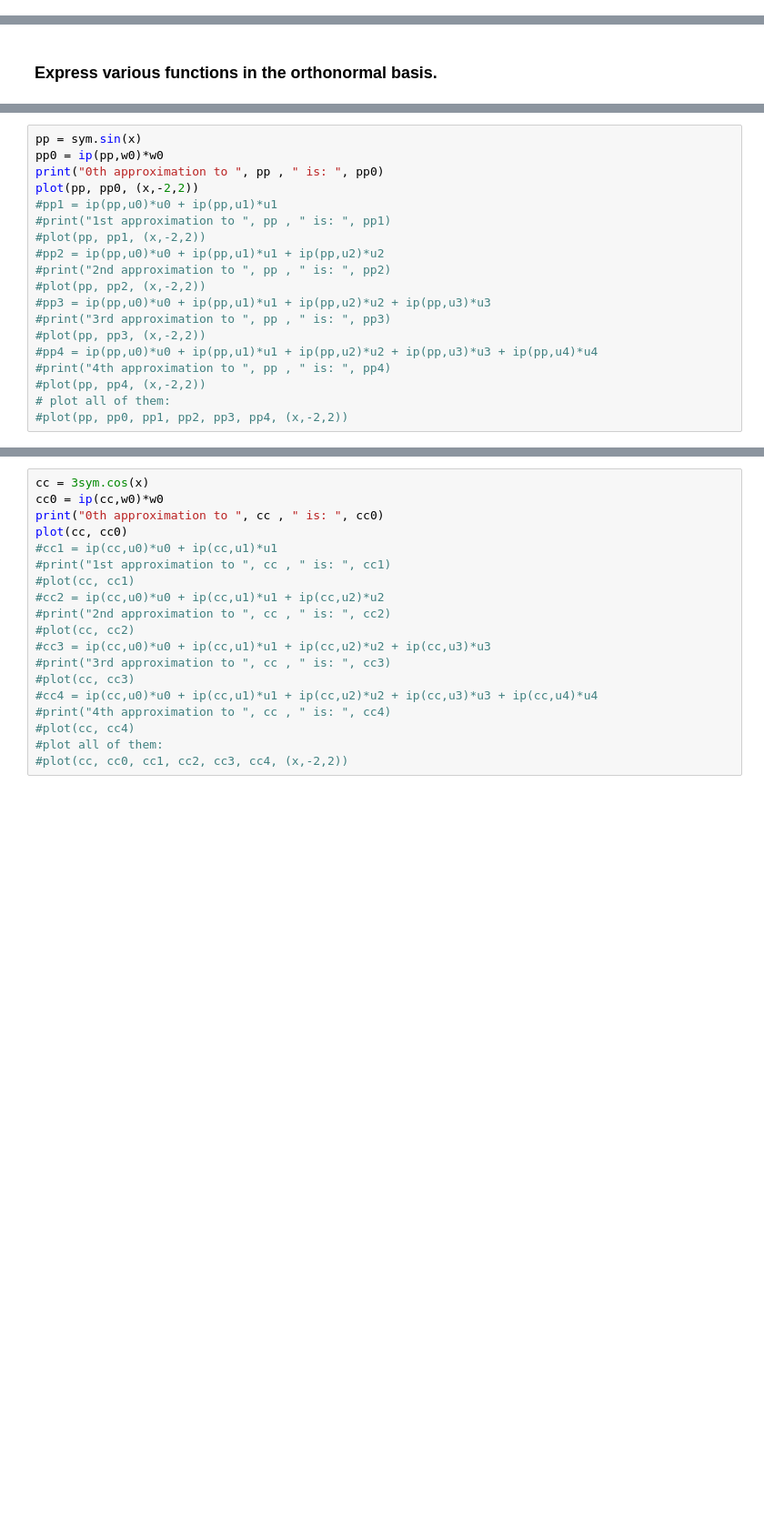
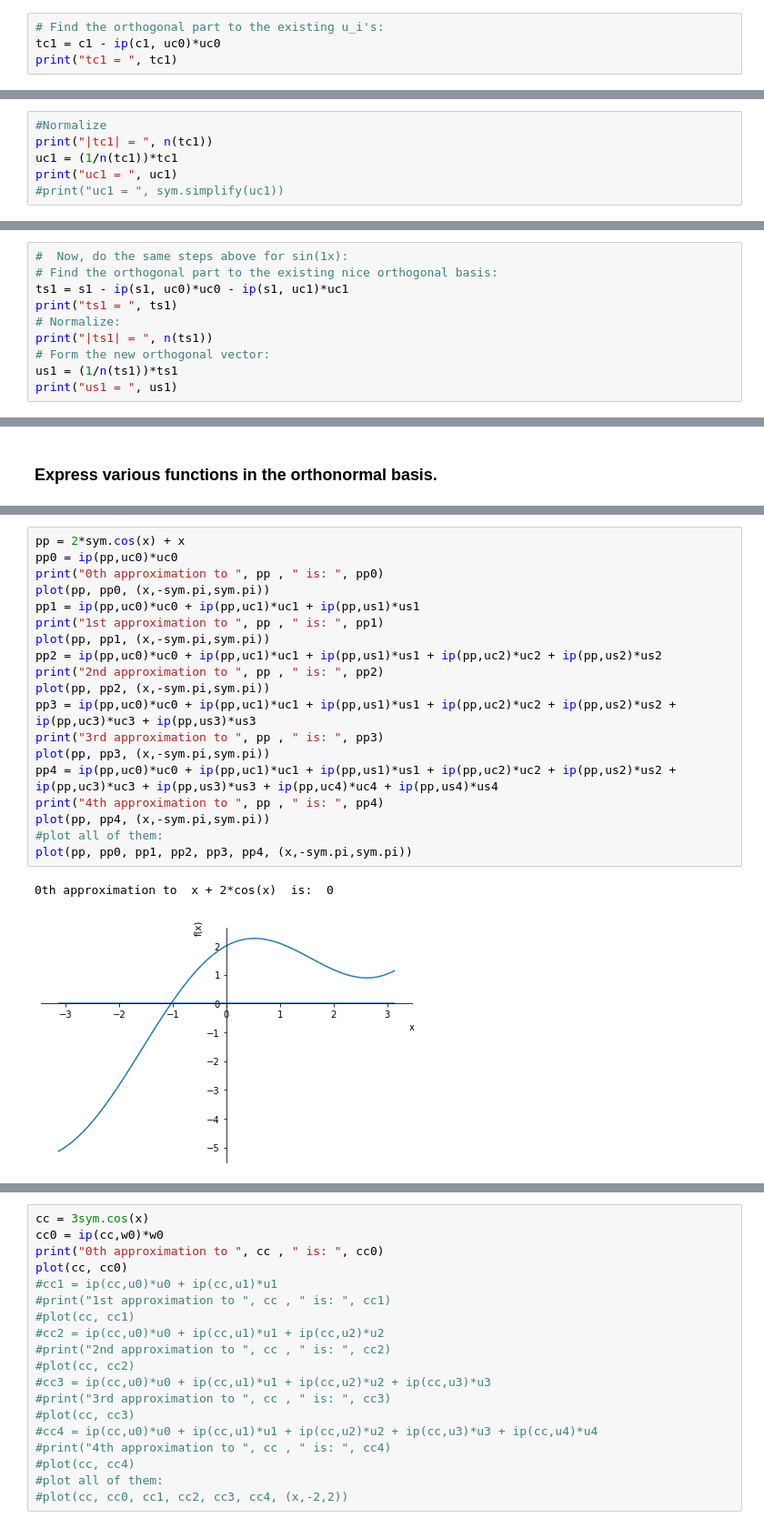
Before and after one commit to awangberg/Math311_Linear_algebra_code_projects, a Jupyter notebook: Gram_Schmidt_Process_with_Periodic_Function_Spaces.ipynb, the cells around one changed output, grey strips where cells are left out. Shown: that part at 91% size. Saved outputs shown, nothing was run; the diff lists cells and outputs as text; blank space fills up the shorter version.

```diff
--- a/Gram_Schmidt_Process_with_Periodic_Function_Spaces.ipynb
+++ b/Gram_Schmidt_Process_with_Periodic_Function_Spaces.ipynb
@@ -203,0 +165,4 @@ Check:  The inner product of u1 and u0 is:  0
+# %%
+# Find the orthogonal part to the existing u_i's:
+tc1 = c1 - ip(c1, uc0)*uc0
+print("tc1 = ", tc1)
@@ -203,0 +171,6 @@ Check:  The inner product of u1 and u0 is:  0
+# %%
+#Normalize
+print("|tc1| = ", n(tc1))
+uc1 = (1/n(tc1))*tc1
+print("uc1 = ", uc1)
+#print("uc1 = ", sym.simplify(uc1))
@@ -203,0 +190,10 @@ Check:  The inner product of u1 and u0 is:  0
+# %%
+#  Now, do the same steps above for sin(1x):
+# Find the orthogonal part to the existing nice orthogonal basis:
+ts1 = s1 - ip(s1, uc0)*uc0 - ip(s1, uc1)*uc1
+print("ts1 = ", ts1)
+# Normalize:
+print("|ts1| = ", n(ts1))
+# Form the new orthogonal vector:
+us1 = (1/n(ts1))*ts1
+print("us1 = ", us1)
@@ -206,19 +233,22 @@ Check:  The inner product of u1 and u0 is:  0
 # %%
-pp = sym.sin(x)
-pp0 = ip(pp,w0)*w0
+pp = 2*sym.cos(x) + x
+pp0 = ip(pp,uc0)*uc0
 print("0th approximation to ", pp , " is: ", pp0)
-plot(pp, pp0, (x,-2,2))
-#pp1 = ip(pp,u0)*u0 + ip(pp,u1)*u1
-#print("1st approximation to ", pp , " is: ", pp1)
-#plot(pp, pp1, (x,-2,2))
-#pp2 = ip(pp,u0)*u0 + ip(pp,u1)*u1 + ip(pp,u2)*u2
-#print("2nd approximation to ", pp , " is: ", pp2)
-#plot(pp, pp2, (x,-2,2))
-#pp3 = ip(pp,u0)*u0 + ip(pp,u1)*u1 + ip(pp,u2)*u2 + ip(pp,u3)*u3
-#print("3rd approximation to ", pp , " is: ", pp3)
-#plot(pp, pp3, (x,-2,2))
-#pp4 = ip(pp,u0)*u0 + ip(pp,u1)*u1 + ip(pp,u2)*u2 + ip(pp,u3)*u3 + ip(pp,u4)*u4
-#print("4th approximation to ", pp , " is: ", pp4)
-#plot(pp, pp4, (x,-2,2))
-# plot all of them:
-#plot(pp, pp0, pp1, pp2, pp3, pp4, (x,-2,2))
+plot(pp, pp0, (x,-sym.pi,sym.pi))
+pp1 = ip(pp,uc0)*uc0 + ip(pp,uc1)*uc1 + ip(pp,us1)*us1
+print("1st approximation to ", pp , " is: ", pp1)
+plot(pp, pp1, (x,-sym.pi,sym.pi))
+pp2 = ip(pp,uc0)*uc0 + ip(pp,uc1)*uc1 + ip(pp,us1)*us1 + ip(pp,uc2)*uc2 + ip(pp,us2)*us2
+print("2nd approximation to ", pp , " is: ", pp2)
+plot(pp, pp2, (x,-sym.pi,sym.pi))
+pp3 = ip(pp,uc0)*uc0 + ip(pp,uc1)*uc1 + ip(pp,us1)*us1 + ip(pp,uc2)*uc2 + ip(pp,us2)*us2 + ip(pp,uc3)*uc3 + ip(pp,us3)*us3
+print("3rd approximation to ", pp , " is: ", pp3)
+plot(pp, pp3, (x,-sym.pi,sym.pi))
+pp4 = ip(pp,uc0)*uc0 + ip(pp,uc1)*uc1 + ip(pp,us1)*us1 + ip(pp,uc2)*uc2 + ip(pp,us2)*us2 + ip(pp,uc3)*uc3 + ip(pp,us3)*us3 + ip(pp,uc4)*uc4 + ip(pp,us4)*us4
+print("4th approximation to ", pp , " is: ", pp4)
+plot(pp, pp4, (x,-sym.pi,sym.pi))
+#plot all of them:
+plot(pp, pp0, pp1, pp2, pp3, pp4, (x,-sym.pi,sym.pi))
+# %% [output]
+0th approximation to  x + 2*cos(x)  is:  0
+[figure, added]
```
Also changed, not shown: parts of 58 cells of this notebook.
